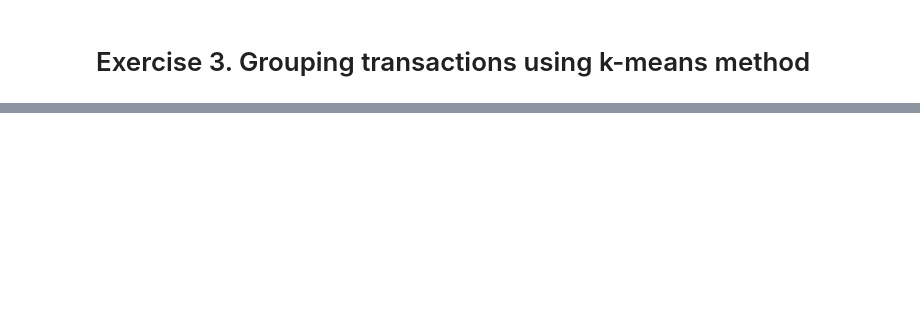
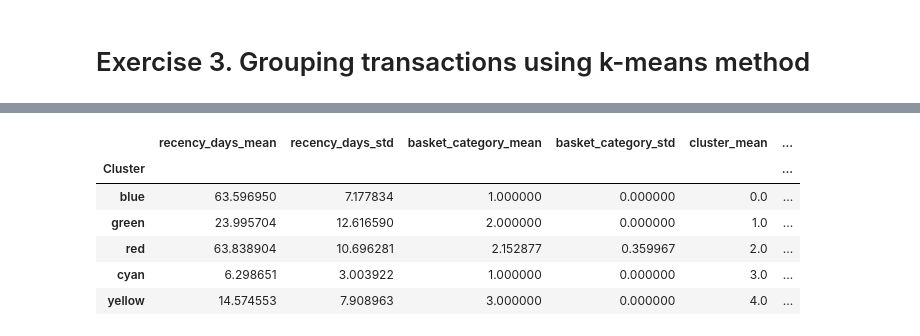
Before and after one commit to tfysekis/Data-Mining, a Jupyter notebook: Mining_Knowledge.ipynb, the cells around one changed output, grey strips where cells are left out. Cells and saved outputs as stored; diff of their text form; code cells hidden in the pictures; blank space fills up the shorter version.

```diff
--- a/Mining_Knowledge.ipynb
+++ b/Mining_Knowledge.ipynb
@@ -494,0 +632,28 @@ Upon reviewing the association rules, it becomes evident that the majority of cu
+# %%
+# Get the labels assigned to each data point
+labels = kmeans.labels_
+
+# Add the labels to the original dataset
+cluster_df_labeled = cluster_df.copy()
+cluster_df_labeled['Cluster'] = labels
+
+# Calculate the mean and standard deviation of each group
+group_stats = cluster_df_labeled.groupby('Cluster').agg(['mean', 'std'])
+
+# Create a dictionary to map labels to colors
+label_color_map = {0: 'blue', 1: 'green', 2: 'red', 3: 'cyan', 4: 'yellow'}
+
+# Apply the map function to replace labels with colors
+group_stats.columns = group_stats.columns.map('_'.join).str.strip()
+group_stats.index = group_stats.index.map(lambda x: label_color_map[x])
+
+# Print the results
+group_stats
+# %% [output]
+|  | recency_days_mean | recency_days_std | basket_category_mean | basket_category_std | cluster_mean | ... |
+| Cluster |  |  |  |  |  | ... |
+| blue | 63.596950 | 7.177834 | 1.000000 | 0.000000 | 0.0 | ... |
+| green | 23.995704 | 12.616590 | 2.000000 | 0.000000 | 1.0 | ... |
+| red | 63.838904 | 10.696281 | 2.152877 | 0.359967 | 2.0 | ... |
+| cyan | 6.298651 | 3.003922 | 1.000000 | 0.000000 | 3.0 | ... |
+| yellow | 14.574553 | 7.908963 | 3.000000 | 0.000000 | 4.0 | ... |
```
Also changed, not shown: parts of 32 cells of this notebook.
